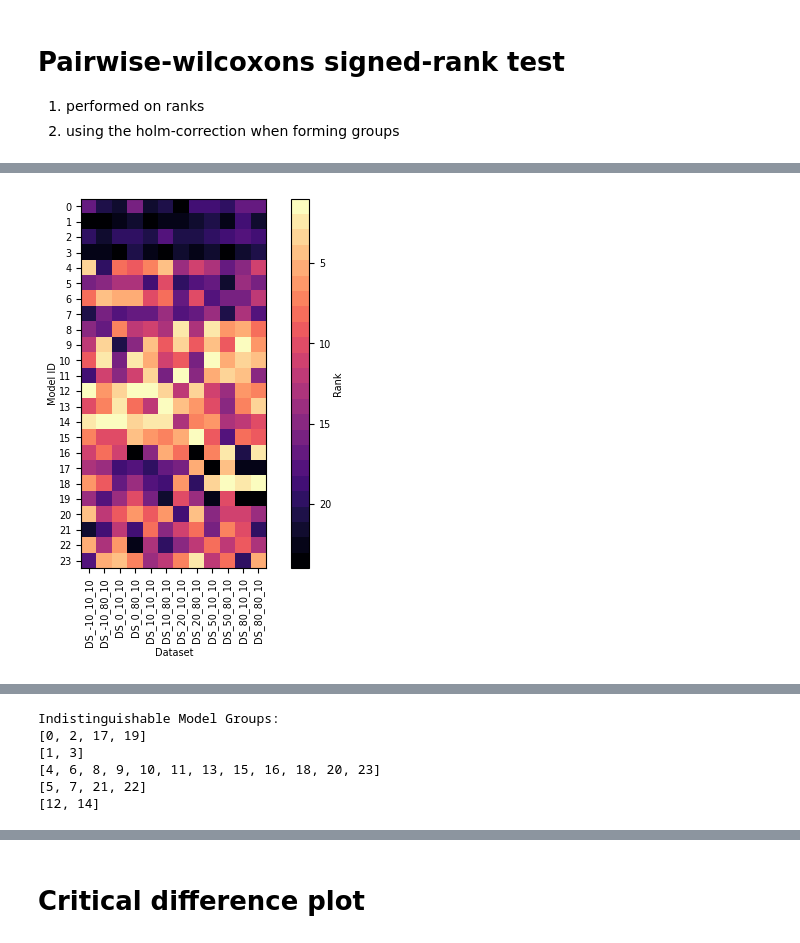
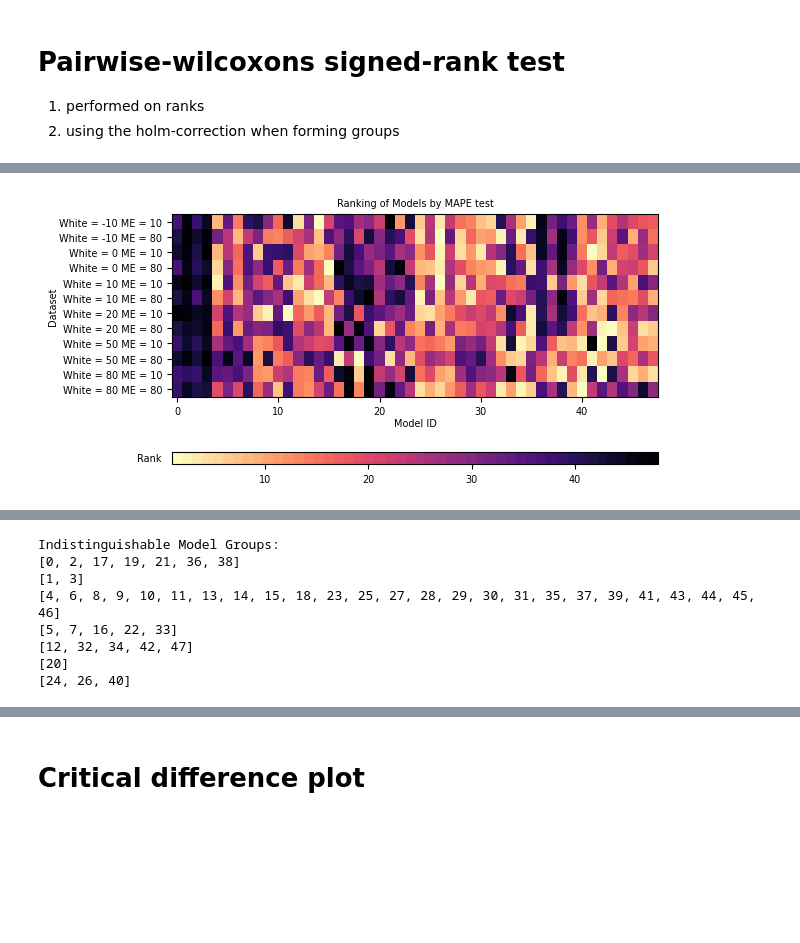
Before and after one commit to Whitesheep18/retinal-ecap-detection, a Jupyter notebook: results/tuning_results.ipynb, the cells around one changed output, grey strips where cells are left out. Cells and saved outputs as stored; diff of their text form; code cells hidden in the pictures; blank space fills up the shorter version.

Commit message:
tuning results csv with minimum set of parameters - just depth=6

```diff
--- a/results/tuning_results.ipynb
+++ b/results/tuning_results.ipynb
@@ -7,6 +7,6 @@ from src.utils import switch_quotes
 # %%
 colors = ["#1f77b4", "#ff7f0e", "#2ca02c","#d62728", "#9467bd"]
-data = pd.read_csv("results_tuning_stride_19_01.csv")
+data = pd.read_csv("tuning_r1.csv")
 
 
 data['params'] = data['params'].apply(lambda x: json.loads(switch_quotes(x)))
@@ -25,12 +50,13 @@ num_models = len(models)
 # %% [markdown]
 # Present ranks per dataset
 # %%
-# RANK by rmse test
+# Ranking
+
 ranked = []
 to_show = []
 for grp_idx, grp in results.groupby('Dataset'):
-    # sort by RMSE_test
-    grp = grp.sort_values('RMSE test')
+    # sort
+    grp = grp.sort_values(rank_by)
     # add rank
     grp['Rank'] = range(1, len(grp) + 1)
 
@@ -121,30 +131,37 @@ ranked
 # %%
 performance_data = {}
 
 for idx, grp in ranked.groupby(['Dataset']):
     grp_sorted = grp.sort_values(by=['min_epochs', 'learning_rate', 'dropout', 'l2_penalty', 'init_stride'])
     performance_data[idx[0]] = grp_sorted['Rank'].values
 
+plt.figure(figsize=(10, 5))
 performance_data = pd.DataFrame(performance_data) # model id x dataset name
 cmap = plt.cm.get_cmap('magma_r', num_models)    # 11 discrete colors
 
-im = plt.imshow(performance_data, cmap=cmap)
+im = plt.imshow(performance_data.T, cmap=cmap, aspect=1.5)
 #axis('off')
-cbar = plt.colorbar(label='Rank')
+cbar = plt.colorbar(orientation='horizontal', aspect=40)
 cbar.ax.invert_yaxis()
-
-plt.yticks(range(len(performance_data)), performance_data.index)
-plt.xticks(range(len(performance_data.columns)), performance_data.columns, rotation=90)
-plt.xlabel('Dataset')
-plt.ylabel('Model ID')
+plt.title(f'Ranking of Models by {rank_by}')
+#plt.xticks(range(len(performance_data)//2), [x for x in performance_data.index if x%2==0])
+plt.yticks(range(len(performance_data.columns)), [f"White = {x.split('_')[1]} ME = {x.split('_')[2]}" for x in performance_data.columns])
+plt.ylabel('Dataset')
+plt.xlabel('Model ID', )
+plt.tight_layout()
+# place the text Rank at position (-1,-1)
+plt.text(-4, 15.75, 'Rank', color='black')
+plt.gcf().set_size_inches(5.5, 4)
+plt.savefig(f'tune_ranking_{rank_by.replace(" ", "_")}.pdf', bbox_inches='tight')
+#save_figure('tune_ranking')
 plt.show()
 
 # just using last group but it should be the same order for all
 performance_data = pd.concat((performance_data,
                               grp_sorted.reset_index()[['min_epochs', 'learning_rate', 'dropout', 'l2_penalty', 'init_stride']]),
                               axis=1)
 
-performance_data
+performance_data.iloc[[0, 12, 40]]
 # %% [output]
-[figure, old version]
+[figure, new version]
 |  | DS_-10_10_10 | DS_-10_80_10 | DS_0_10_10 | DS_0_80_10 | DS_10_10_10 | DS_10_80_10 | DS_20_10_10 | ... |
@@ -173,8 +177,8 @@ alpha = 0.05
 
 p_values = []
 
-for i in range(24):
-    for j in range(24):
+for i in range(num_models):
+    for j in range(num_models):
         #print(f"Comparing model {i} with model {j}")
         if i == j:
             p_values.append(0)
@@ -190,17 +194,17 @@ adjusted_p_values = p_values
 #print(adjusted_p_values[1])
 
 # Create a matrix of indistinguishable models with adjusted p_values
-indistinguishable_matrix = np.zeros((24, 24))
-for i in range(24):
-    for j in range(24):
+indistinguishable_matrix = np.zeros((num_models, num_models))
+for i in range(num_models):
+    for j in range(num_models):
         if i == j:
             continue
-        indistinguishable_matrix[i, j] = adjusted_p_values[i*24+j] > alpha
+        indistinguishable_matrix[i, j] = adjusted_p_values[i*num_models+j] > alpha
 #pd.DataFrame(indistinguishable_matrix)
 
 # Group models based on indistinguishability
 groups = []
-for model in range(24):
+for model in range(num_models):
     found = False
     for group in groups:
         if all(indistinguishable_matrix[model, member] == 1 for member in group):
@@ -216,10 +220,12 @@ for group in groups:
     print(group)
 # %% [output]
 Indistinguishable Model Groups:
-[0, 2, 17, 19]
+[0, 2, 17, 19, 21, 36, 38]
 [1, 3]
-[4, 6, 8, 9, 10, 11, 13, 15, 16, 18, 20, 23]
-[5, 7, 21, 22]
-[12, 14]
+[4, 6, 8, 9, 10, 11, 13, 14, 15, 18, 23, 25, 27, 28, 29, 30, 31, 35, 37, 39, 41, 43, 44, 45, 46]
+[5, 7, 16, 22, 33]
+[12, 32, 34, 42, 47]
+[20]
+[24, 26, 40]
 # %%
 plt.matshow(indistinguishable_matrix)
```
Also changed, not shown: parts of 14 cells of this notebook, 1 other file.
